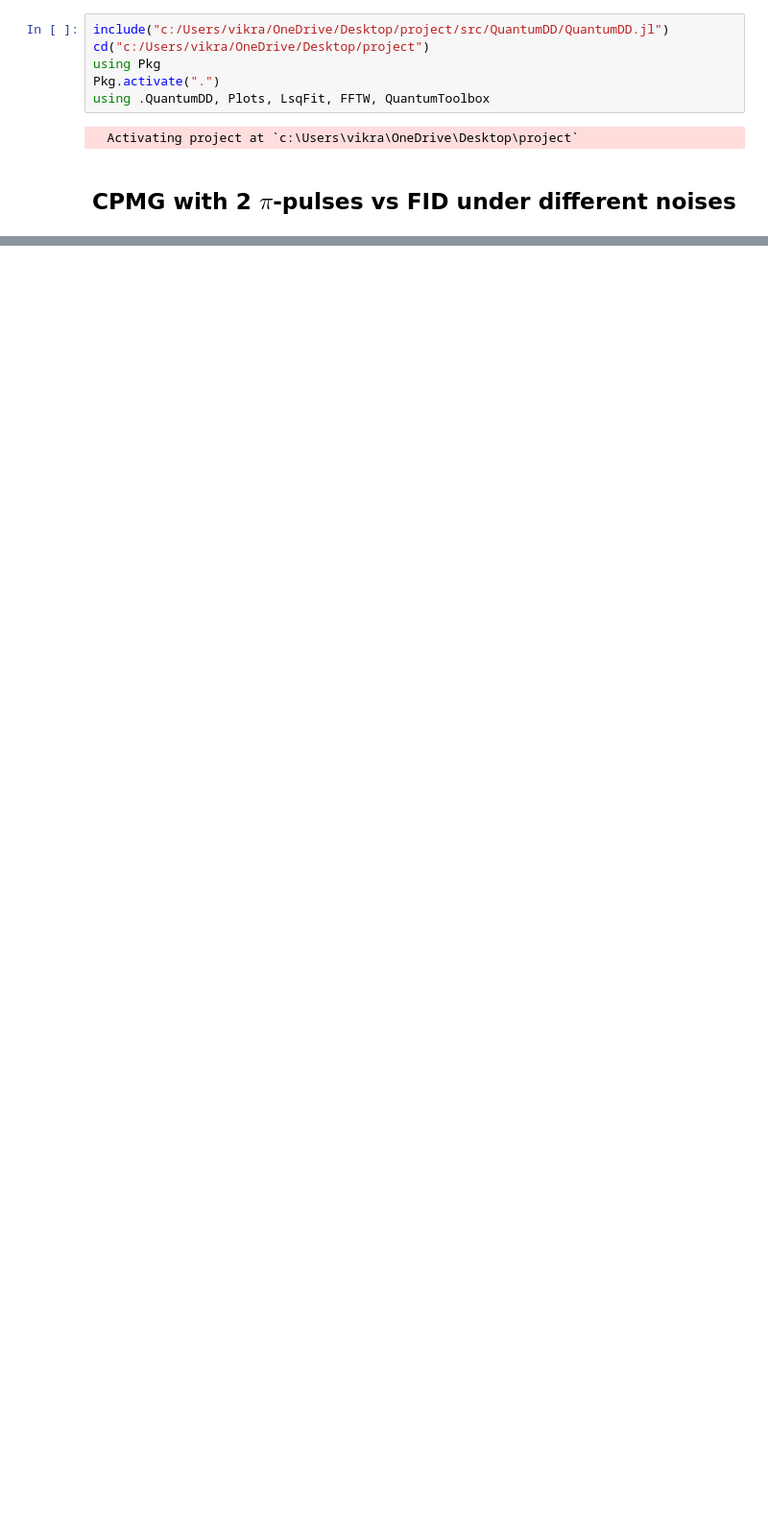
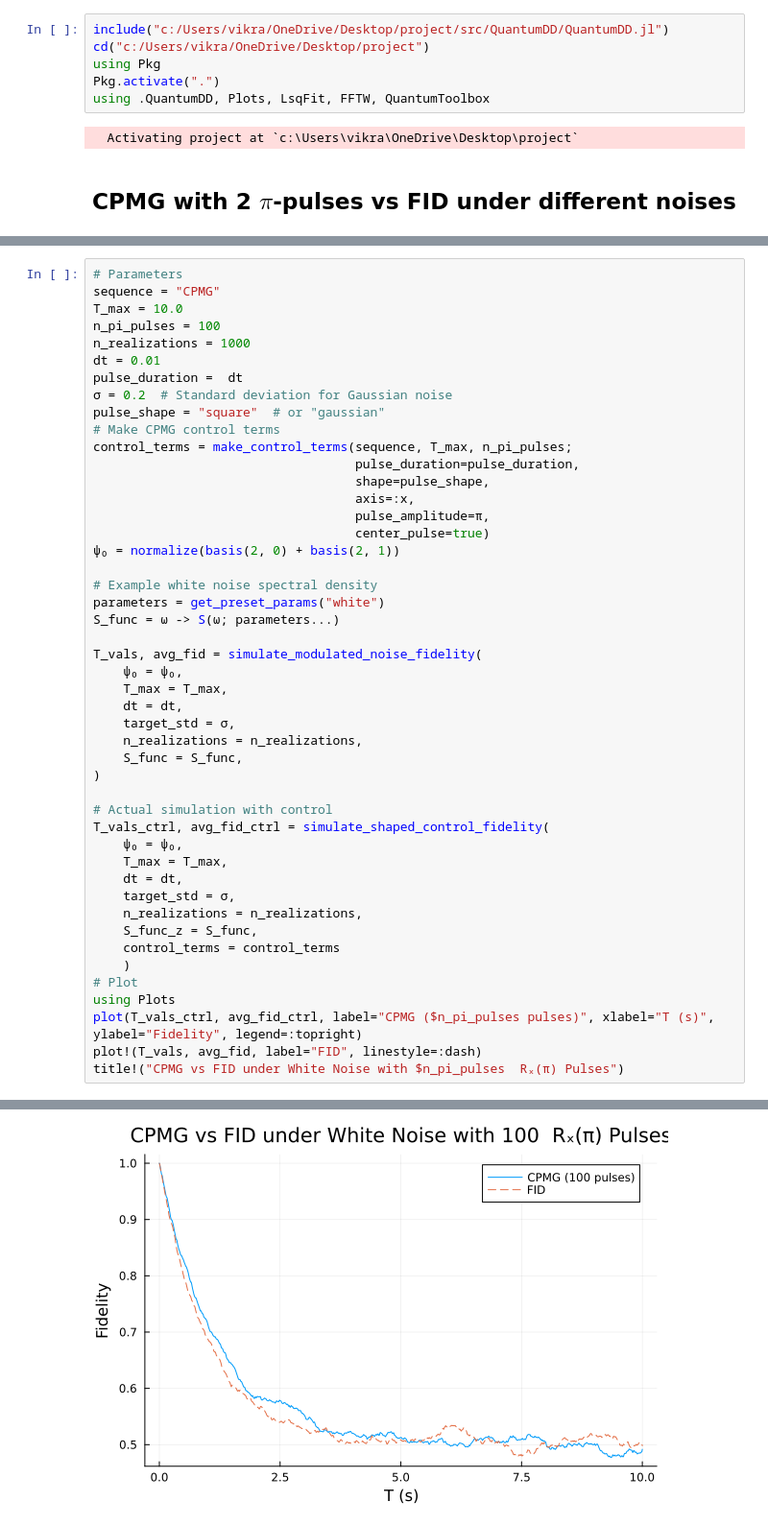
Before and after one commit to VikramD2k/Quantum-Dynamical-Decoupling-Toolkit, a Jupyter notebook: notebooks/Hahn echo and CPMG/CPMG.ipynb, the cells around one changed output, grey strips where cells are left out. Shown at 96% size. Drawn from its saved outputs; the diff is of its cells as text; blank space fills up the shorter version.

Commit message:
basic CPMG sims complete

```diff
--- a/notebooks/Hahn echo and CPMG/CPMG.ipynb
+++ b/notebooks/Hahn echo and CPMG/CPMG.ipynb
@@ -90,0 +80,48 @@ Suggestion: check for spelling errors or missing imports.
+# %%
+# Parameters
+sequence = "CPMG"
+T_max = 10.0
+n_pi_pulses = 100
+n_realizations = 1000
+dt = 0.01
+pulse_duration =  dt
+σ = 0.2  # Standard deviation for Gaussian noise
+pulse_shape = "square"  # or "gaussian"
+# Make CPMG control terms
+control_terms = make_control_terms(sequence, T_max, n_pi_pulses;
+                                   pulse_duration=pulse_duration,
+                                   shape=pulse_shape,
+                                   axis=:x,
+                                   pulse_amplitude=π,
+                                   center_pulse=true)
+ψ₀ = normalize(basis(2, 0) + basis(2, 1))
+
+# Example white noise spectral density
+parameters = get_preset_params("white")
+S_func = ω -> S(ω; parameters...)
+
+T_vals, avg_fid = simulate_modulated_noise_fidelity(
+    ψ₀ = ψ₀,
+    T_max = T_max,
+    dt = dt,
+    target_std = σ,
+    n_realizations = n_realizations,
+    S_func = S_func,
+)
+
+# Actual simulation with control
+T_vals_ctrl, avg_fid_ctrl = simulate_shaped_control_fidelity(
+    ψ₀ = ψ₀,
+    T_max = T_max,
+    dt = dt,
+    target_std = σ,
+    n_realizations = n_realizations,
+    S_func_z = S_func,
+    control_terms = control_terms
+    )
+# Plot
+using Plots
+plot(T_vals_ctrl, avg_fid_ctrl, label="CPMG ($n_pi_pulses pulses)", xlabel="T (s)", ylabel="Fidelity", legend=:topright)
+plot!(T_vals, avg_fid, label="FID", linestyle=:dash)
+title!("CPMG vs FID under White Noise with $n_pi_pulses  Rₓ(π) Pulses")
+# %% [output]
@@ -90,0 +145 @@ Suggestion: check for spelling errors or missing imports.
+[figure, added]
```
Also changed, not shown: parts of 13 cells of this notebook.
